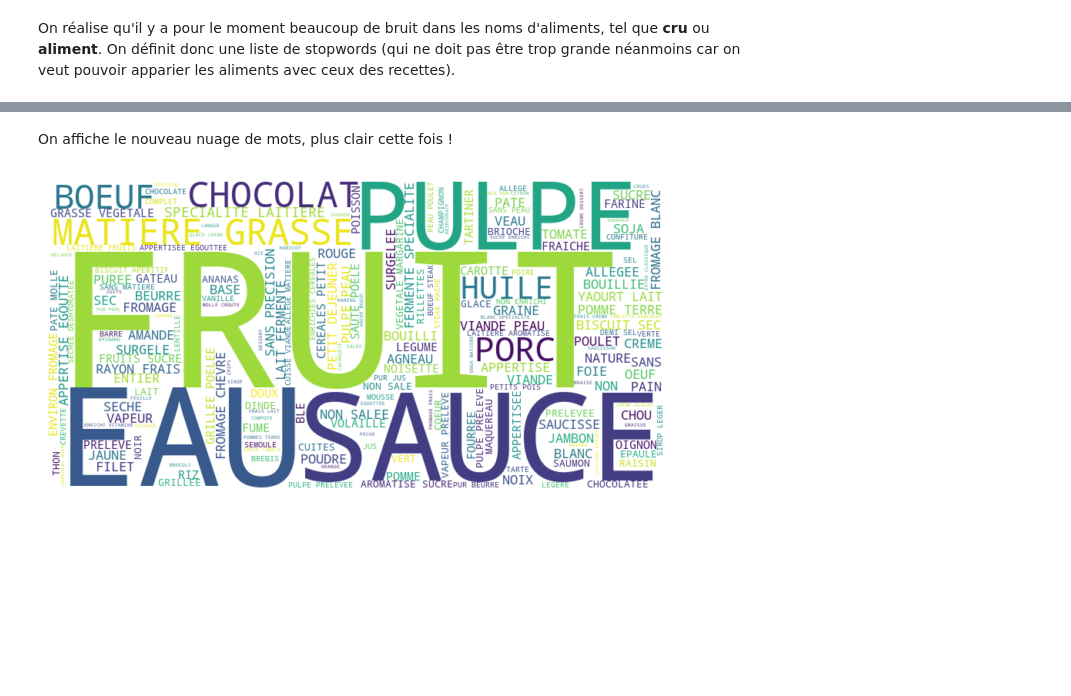
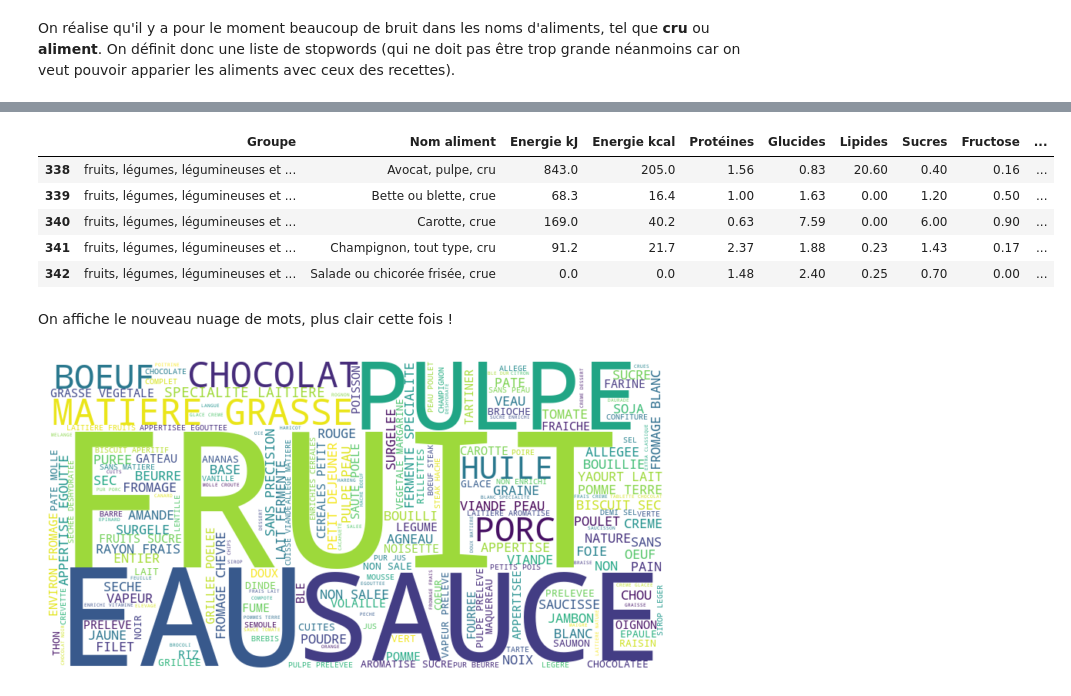
Before and after one commit to Emilecoding/Python-2A-Ensae, a Jupyter notebook: Notebook final.ipynb, the cells around one changed output, grey strips where cells are left out. Cells and saved outputs as stored; diff of their text form; code cells hidden in the pictures; blank space fills up the shorter version.

```diff
--- a/Notebook final.ipynb
+++ b/Notebook final.ipynb
@@ -513,27 +513,8 @@ plt.show()
 # %% [markdown]
 On réalise qu'il y a pour le moment beaucoup de bruit dans les noms d'aliments, tel que **cru** ou **aliment**. On définit donc une liste de stopwords (qui ne doit pas être trop grande néanmoins car on veut pouvoir apparier les aliments avec ceux des recettes).
 # %%
-nltk.download('stopwords')
-nltk.download('punkt')
+# On applique la fonction de nettoyage des chaînes de caractères
 
-def cleaning(s):
-    stop_words_spe = ['CRU','CRUE','ALIMENT','TOUT','TYPE','PREEMBALLE','PREEMBALLEE','PREEMBALLEES','MOYEN','CUIT',
-                      'CUITE','PETIT DEJEUNER','ROTI','ROTIE','FOUR','AU FOUR','KG','CL','G','L','MG','MARTINIQUE',
-                      'VITAMINES','MINERAUX'
-                     ]
-    stop_words_default = [s.upper() for s in stopwords.words('french')]
-    stop_words = set(stop_words_default + stop_words_spe)
-    s = unidecode(s)
-    s = s.upper()
-    s = sub("[^A-Z ]", " ", s)
-    mots = word_tokenize(s)
-    mots_filtres = [mot for mot in mots if mot not in stop_words]
-    #from nltk.stem.snowball import FrenchStemmer
-    #s = " ".join(FrenchStemmer().stem(s) for s in s.split())
-    return ' '.join(mots_filtres)
-
-
-# Apply the function to the column of ingredients' names
 data_ciqual["Nom clean"] = data_ciqual["Nom aliment"].apply(cleaning)
-#data_ciqual
+data_ciqual.head(5)
 # %% [output]
@@ -544,3 +521,9 @@ data_ciqual["Nom clean"] = data_ciqual["Nom aliment"].apply(cleaning)
+|  | Groupe | Nom aliment | Energie kJ | Energie kcal | Protéines | Glucides | Lipides | Sucres | Fructose | ... |
+| 338 | fruits, légumes, légumineuses et ... | Avocat, pulpe, cru | 843.0 | 205.0 | 1.56 | 0.83 | 20.60 | 0.40 | 0.16 | ... |
+| 339 | fruits, légumes, légumineuses et ... | Bette ou blette, crue | 68.3 | 16.4 | 1.00 | 1.63 | 0.00 | 1.20 | 0.50 | ... |
+| 340 | fruits, légumes, légumineuses et ... | Carotte, crue | 169.0 | 40.2 | 0.63 | 7.59 | 0.00 | 6.00 | 0.90 | ... |
+| 341 | fruits, légumes, légumineuses et ... | Champignon, tout type, cru | 91.2 | 21.7 | 2.37 | 1.88 | 0.23 | 1.43 | 0.17 | ... |
+| 342 | fruits, légumes, légumineuses et ... | Salade ou chicorée frisée, crue | 0.0 | 0.0 | 1.48 | 2.40 | 0.25 | 0.70 | 0.00 | ... |
 # %% [markdown]
 On affiche le nouveau nuage de mots, plus clair cette fois !
 # %%
```
Also changed, not shown: parts of 24 cells of this notebook.
